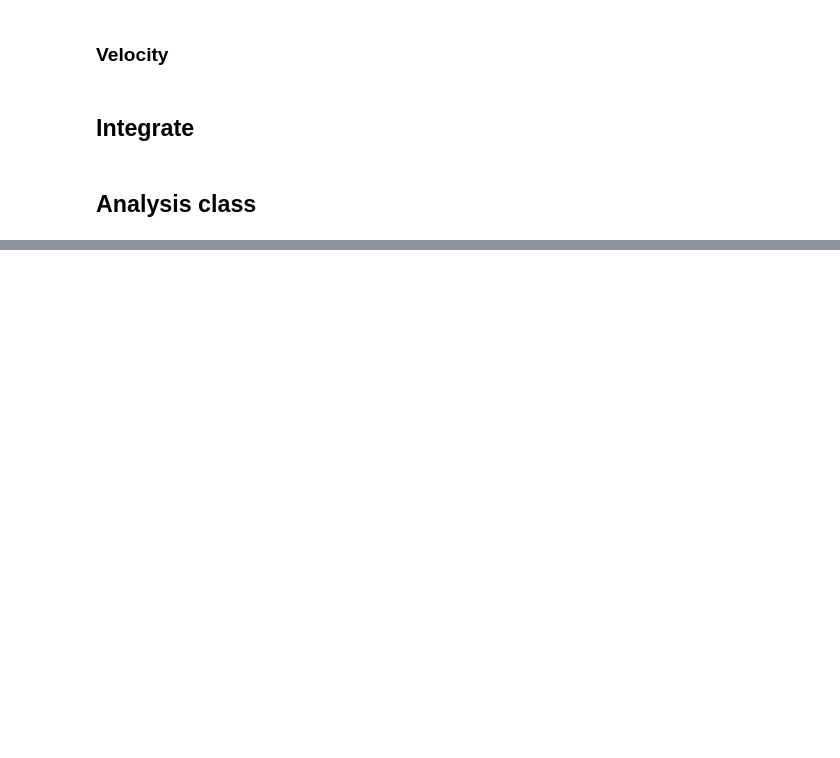
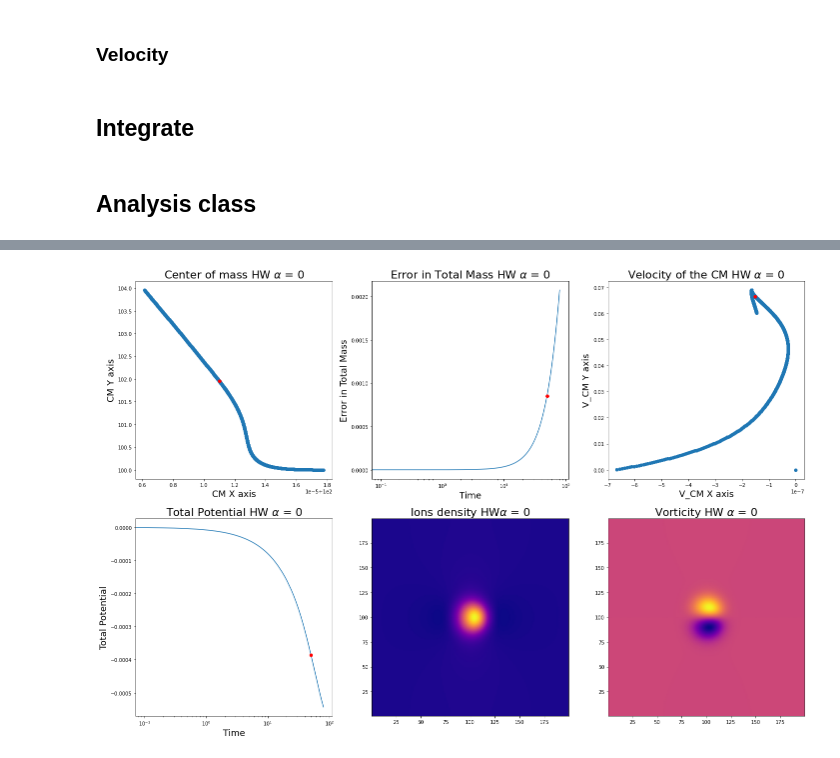
Before and after one commit to carlosmhd27/Feltor_2D_Master_Thesis, a Jupyter notebook: 2D_FELTOR_Analysis/Analysis_workspace.ipynb, the cells around one changed output, grey strips where cells are left out. Saved outputs shown, nothing was run; the diff lists cells and outputs as text; code cells hidden in the pictures; blank space fills up the shorter version.

```diff
--- a/2D_FELTOR_Analysis/Analysis_workspace.ipynb
+++ b/2D_FELTOR_Analysis/Analysis_workspace.ipynb
@@ -204,0 +191,49 @@ print(np.dot(array(Analitics.Data['kinetic'][::10]), Potential))
+# %%
+Analitics_HW = Analyse(File_name_HW_0_alpha)
+Mass_HW = Analitics_HW.integrate('ions')
+Potential_HW = Analitics_HW.integrate('potential')
+# %%
+point = 500
+X, Y = np.meshgrid(Analitics_HW.x, Analitics_HW.y)
+
+figure(figsize = (24, 16))
+
+subplot(2, 3, 1);
+plot(Analitics_HW.X_CM, Analitics_HW.Y_CM, 'o'); title(r'Center of mass HW $\alpha$ = 0', fontsize = ftsz_title)
+plot(Analitics_HW.X_CM[point], Analitics_HW.Y_CM[point], 'o', color = 'red')
+plt.xlabel('CM X axis', fontsize = ftsz_label)
+plt.ylabel('CM Y axis', fontsize = ftsz_label)
+
+
+subplot(2, 3, 2);
+plot(Analitics_HW.time, (Mass_HW[0] - Mass_HW) / Mass_HW[0]); title(r'Error in Total Mass HW $\alpha$ = 0', fontsize = ftsz_title)
+plot(Analitics_HW.time[point], (Mass_HW[0] - Mass_HW[point]) / Mass_HW[0], 'o', color = 'red')
+plt.xlabel('Time', fontsize = ftsz_label)
+plt.ylabel('Error in Total Mass', fontsize = ftsz_label)
+plt.xscale('log')
+
+
+subplot(2, 3, 3);
+plot(Analitics_HW.V_CM_x, Analitics_HW.V_CM_y, 'o'); title(r'Velocity of the CM HW $\alpha$ = 0', fontsize = ftsz_title)
+plot(Analitics_HW.V_CM_x[point], Analitics_HW.V_CM_y[point], 'o', color = 'red')
+plt.xlabel('V_CM X axis', fontsize = ftsz_label)
+plt.ylabel('V_CM Y axis', fontsize = ftsz_label)
+
+
+subplot(2, 3, 4)
+plot(Analitics_HW.time, Potential_HW); title(r'Total Potential HW $\alpha$ = 0', fontsize = ftsz_title)
+plot(Analitics_HW.time[point], Potential_HW[point], 'o', color = 'red')
+plt.xlabel('Time', fontsize = ftsz_label)
+plt.ylabel('Total Potential', fontsize = ftsz_label)
+plt.xscale('log')
+
+
+subplot(2, 3, 5)
+pcolormesh(Analitics_HW.x, Analitics_HW.y, Analitics_HW.ions[point], cmap = 'plasma', shading = 'gouraud'); title(r'Ions density HW$\alpha$ = 0', fontsize = ftsz_title)
+
+subplot(2, 3, 6)
+pcolormesh(Analitics_HW.x, Analitics_HW.y, Analitics_HW.Data['vorticity'][point], cmap = 'plasma', shading = 'gouraud'); title(r'Vorticity HW $\alpha$ = 0', fontsize = ftsz_title)
+
+show()
+# %% [output]
+[figure, added]
```
Also changed, not shown: parts of 10 cells of this notebook.
